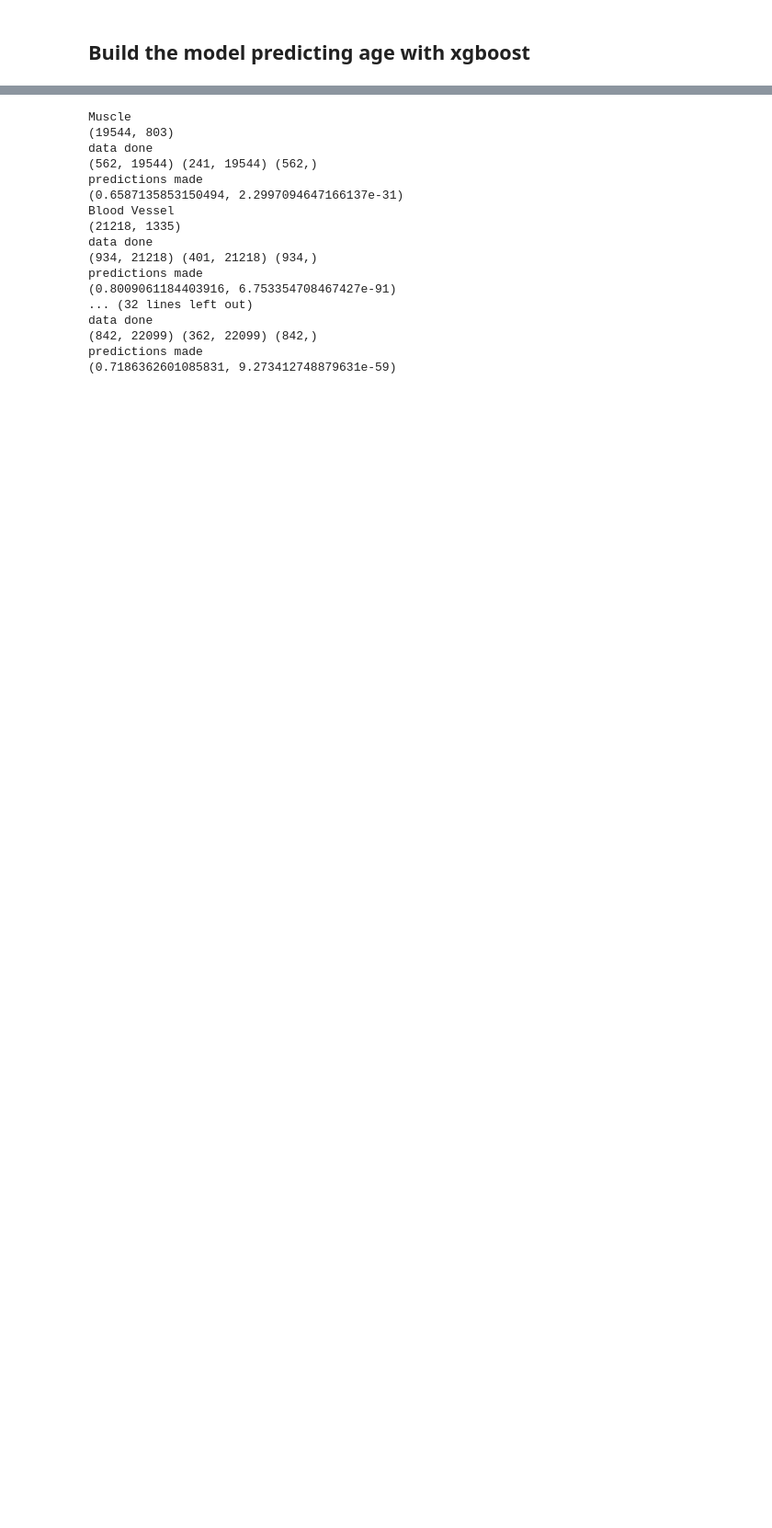
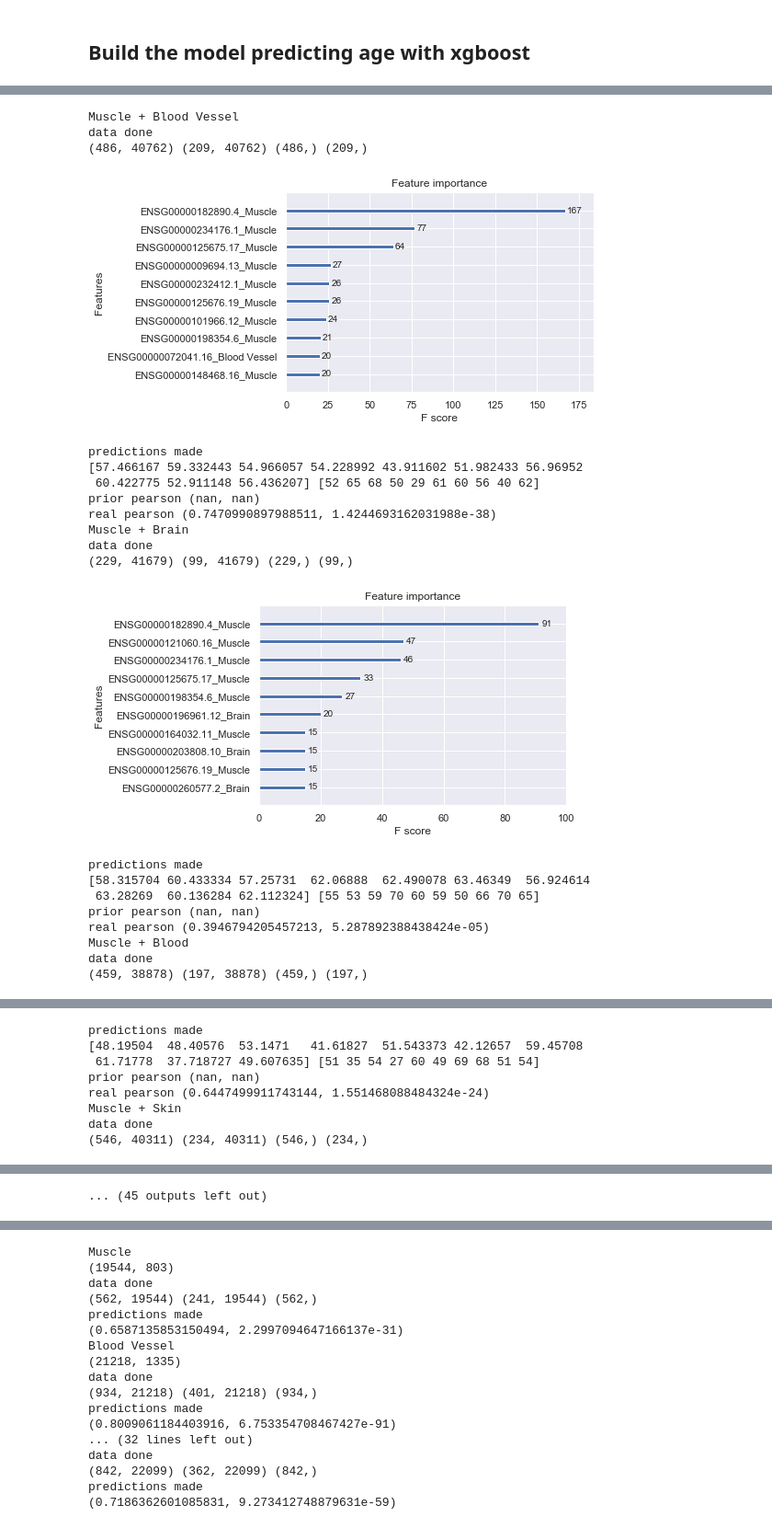
Before and after one commit to mdlu/aging-clock, a Jupyter notebook: GTEx_clock.ipynb, the cells around one changed output, grey strips where cells are left out. Shown at 92% size. Saved outputs shown, nothing was run; the diff lists cells and outputs as text; code cells hidden in the pictures; blank space fills up the shorter version.

```diff
--- a/GTEx_clock.ipynb
+++ b/GTEx_clock.ipynb
@@ -509,9 +537,7 @@ def final_xgboost_model(x_train, y_train, x_test, y_test): # using set hyperpara
 # %%
-for i, tissue in enumerate(tissues[:1]): # all tissues from previous work
+for i, tissue in enumerate(tissues): # all tissues from previous work
     print(tissue)
     print(data[tissue].shape)
-    print(data[tissue].transpose().columns[:50])
-    print(age[tissue])
 # %% [output]
 Muscle
 (19544, 803)
@@ -532,0 +633,39 @@ Index(['ENSG00000182890.4', 'ENSG00000234176.1', 'ENSG00000125675.17',
+# %%
+# analysis of all pairwise sets of tissues
+for m in range(len(tissueData)):
+    for n in range(m+1, len(tissueData)):
+        i = tissues[m] # tissue names
+        j = tissues[n]
+        combineTissue = pd.concat([tissueData[i], tissueData[j]], axis=0, join='inner')
+        combineAge = pd.concat([ageData[i], ageData[j]], axis=0, join='inner')
+        combineAge = combineAge.iloc[0].values.tolist()
+        combineName = i + " + " + j
+
+        data[combineName] = combineTissue
+        age[combineName] = combineAge
+        print(combineName)
+        pearson_corr[combineName], true[combineName], prediction[combineName] = fit_xgboost_model(combineTissue, combineAge, combineName)
+        pearson_corr[combineName] = ss.pearsonr(prediction[combineName], true[combineName])
+        print("real pearson", pearson_corr[combineName])
+# %% [output]
+Muscle + Blood Vessel
+data done
+(486, 40762) (209, 40762) (486,) (209,)
+[figure, added]
+predictions made
+[57.466167 59.332443 54.966057 54.228992 43.911602 51.982433 56.96952
+ 60.422775 52.911148 56.436207] [52 65 68 50 29 61 60 56 40 62]
+prior pearson (nan, nan)
+real pearson (0.7470990897988511, 1.4244693162031988e-38)
+Muscle + Brain
+data done
+(229, 41679) (99, 41679) (229,) (99,)
+[figure, added]
+predictions made
+[58.315704 60.433334 57.25731  62.06888  62.490078 63.46349  56.924614
+ 63.28269  60.136284 62.112324] [55 53 59 70 60 59 50 66 70 65]
+prior pearson (nan, nan)
+real pearson (0.3946794205457213, 5.287892388438424e-05)
+Muscle + Blood
+data done
+(459, 38878) (197, 38878) (459,) (197,)
@@ -532,0 +673,8 @@ Index(['ENSG00000182890.4', 'ENSG00000234176.1', 'ENSG00000125675.17',
+predictions made
+[48.19504  48.40576  53.1471   41.61827  51.543373 42.12657  59.45708
+ 61.71778  37.718727 49.607635] [51 35 54 27 60 49 69 68 51 54]
+prior pearson (nan, nan)
+real pearson (0.6447499911743144, 1.551468088484324e-24)
+Muscle + Skin
+data done
+(546, 40311) (234, 40311) (546,) (234,)
@@ -532,0 +700 @@ Index(['ENSG00000182890.4', 'ENSG00000234176.1', 'ENSG00000125675.17',
+... (45 outputs left out)
```
Also changed, not shown: parts of 25 cells of this notebook.
